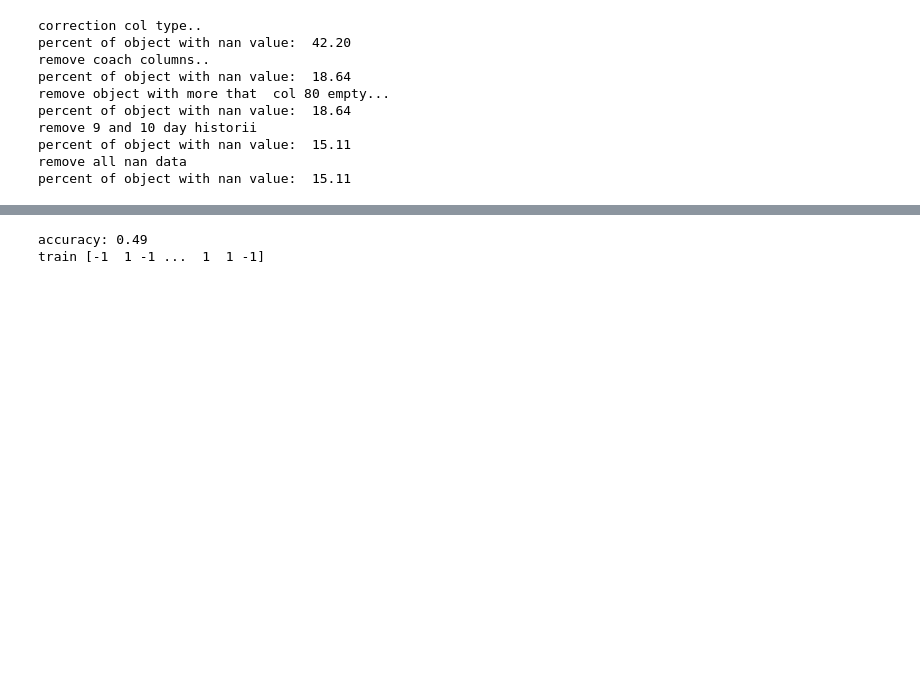
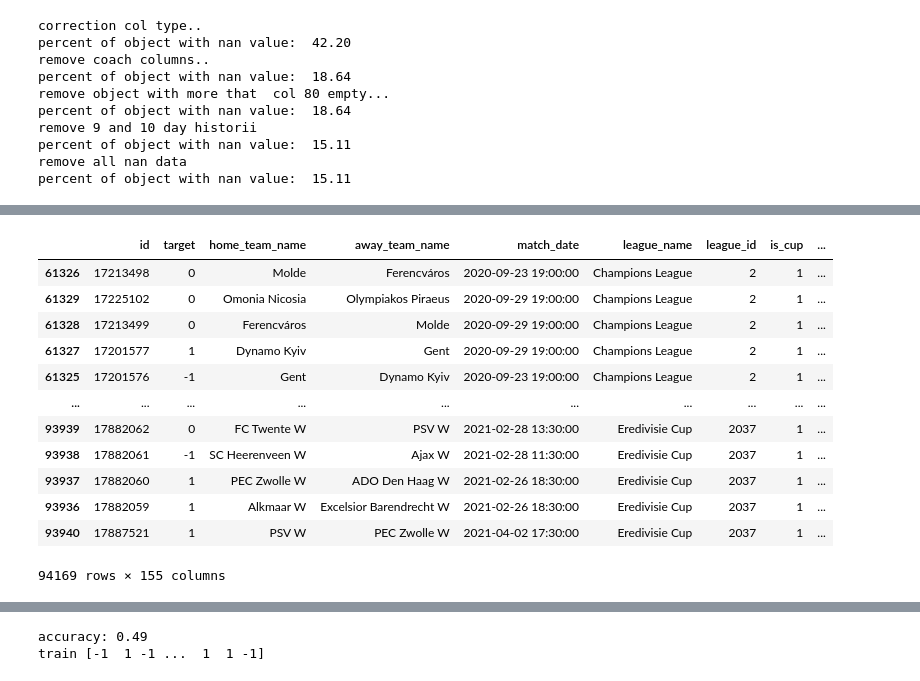
Before and after one commit to czechoa/football-match-probability-prediction, a Jupyter notebook: first_model.ipynb, the cells around one changed output, grey strips where cells are left out. Saved outputs shown, nothing was run; the diff lists cells and outputs as text; code cells hidden in the pictures; blank space fills up the shorter version.

```diff
--- a/first_model.ipynb
+++ b/first_model.ipynb
@@ -103,3 +63,62 @@ home_mean_ratting_all
+# %%
+def team_regeneration(data_f, team_h_or_a, index, history_matches_amount):
+    i_str =str(index)
+    if index == 1:
+        data_f[team_h_or_a + '_team_mean_regeneration_time'] = data_f[team_h_or_a + '_team_history_match_date_' + i_str] / history_matches_amount
+    else:
+        data_f[team_h_or_a + '_team_mean_regeneration_time'] += data_f[team_h_or_a + '_team_history_match_date_' + i_str] / history_matches_amount
+    return data_f
+
+
+def history_target(data_f, team_h_or_a, index):
+    i_str = str(index)
+    team_history_goal = team_h_or_a + '_team_history_goal_' + i_str
+
+    team_history_opponent_goal = team_h_or_a + '_team_history_opponent_goal_' + i_str
+
+    data_f[team_h_or_a + '_team_history_target_' + i_str] = np.sign(
+        data_f[team_history_goal] - data_f[team_history_opponent_goal])
+    return  data_f
+
+def league_team_mean_ratting(data_f, team_h_or_a, index):
+    i_str = str(index)
+    last_match_columns = [x for x in data_f.columns if i_str in x]
+    rating_col_name = team_h_or_a + '_team_history_league_id_' + i_str
+
+    league_mean_ratting = data_f[last_match_columns].groupby(by=rating_col_name).mean()
+    league_mean_ratting['mean_ratting_' + team_h_or_a + '_' + i_str] = (league_mean_ratting[team_h_or_a + '_team_history_rating_' + i_str]
+                                                                      + league_mean_ratting[team_h_or_a + '_team_history_opponent_rating_' + i_str]) / 2
+
+    return league_mean_ratting['mean_ratting_' + team_h_or_a + '_' + i_str]
+
+league_mean_ratting_all = pd.DataFrame()
+number_of_history_matches = 8
+
+for i in range(1, number_of_history_matches + 1):
+    for home_or_away in ['home', 'away']:
+        league_mean_ratting_all = league_mean_ratting_all.append(league_team_mean_ratting(train, home_or_away, i))
+        train = history_target(train, home_or_away, i)
+        train = team_regeneration(train, home_or_away, i,number_of_history_matches)
+
+league_mean_ratting_all = league_mean_ratting_all.mean().reset_index().rename(
+    columns={'index': 'league_id', 0: 'league_id_ratting'})
+
+train = train.merge(league_mean_ratting_all, on='league_id').sort_values(by='league_id')
+train
+# %% [output]
+|  | id | target | home_team_name | away_team_name | match_date | league_name | league_id | is_cup | ... |
+| 61326 | 17213498 | 0 | Molde | Ferencváros | 2020-09-23 19:00:00 | Champions League | 2 | 1 | ... |
+| 61329 | 17225102 | 0 | Omonia Nicosia | Olympiakos Piraeus | 2020-09-29 19:00:00 | Champions League | 2 | 1 | ... |
+| 61328 | 17213499 | 0 | Ferencváros | Molde | 2020-09-29 19:00:00 | Champions League | 2 | 1 | ... |
+| 61327 | 17201577 | 1 | Dynamo Kyiv | Gent | 2020-09-29 19:00:00 | Champions League | 2 | 1 | ... |
+| 61325 | 17201576 | -1 | Gent | Dynamo Kyiv | 2020-09-23 19:00:00 | Champions League | 2 | 1 | ... |
+| ... | ... | ... | ... | ... | ... | ... | ... | ... | ... |
+| 93939 | 17882062 | 0 | FC Twente W | PSV W | 2021-02-28 13:30:00 | Eredivisie Cup | 2037 | 1 | ... |
+| 93938 | 17882061 | -1 | SC Heerenveen W | Ajax W | 2021-02-28 11:30:00 | Eredivisie Cup | 2037 | 1 | ... |
+| 93937 | 17882060 | 1 | PEC Zwolle W | ADO Den Haag W | 2021-02-26 18:30:00 | Eredivisie Cup | 2037 | 1 | ... |
+| 93936 | 17882059 | 1 | Alkmaar W | Excelsior Barendrecht W | 2021-02-26 18:30:00 | Eredivisie Cup | 2037 | 1 | ... |
+| 93940 | 17887521 | 1 | PSV W | PEC Zwolle W | 2021-04-02 17:30:00 | Eredivisie Cup | 2037 | 1 | ... |
+94169 rows × 155 columns
 # %%
 train = remove_described_col(train)
 # %%
```
Also changed, not shown: parts of 11 cells of this notebook.
